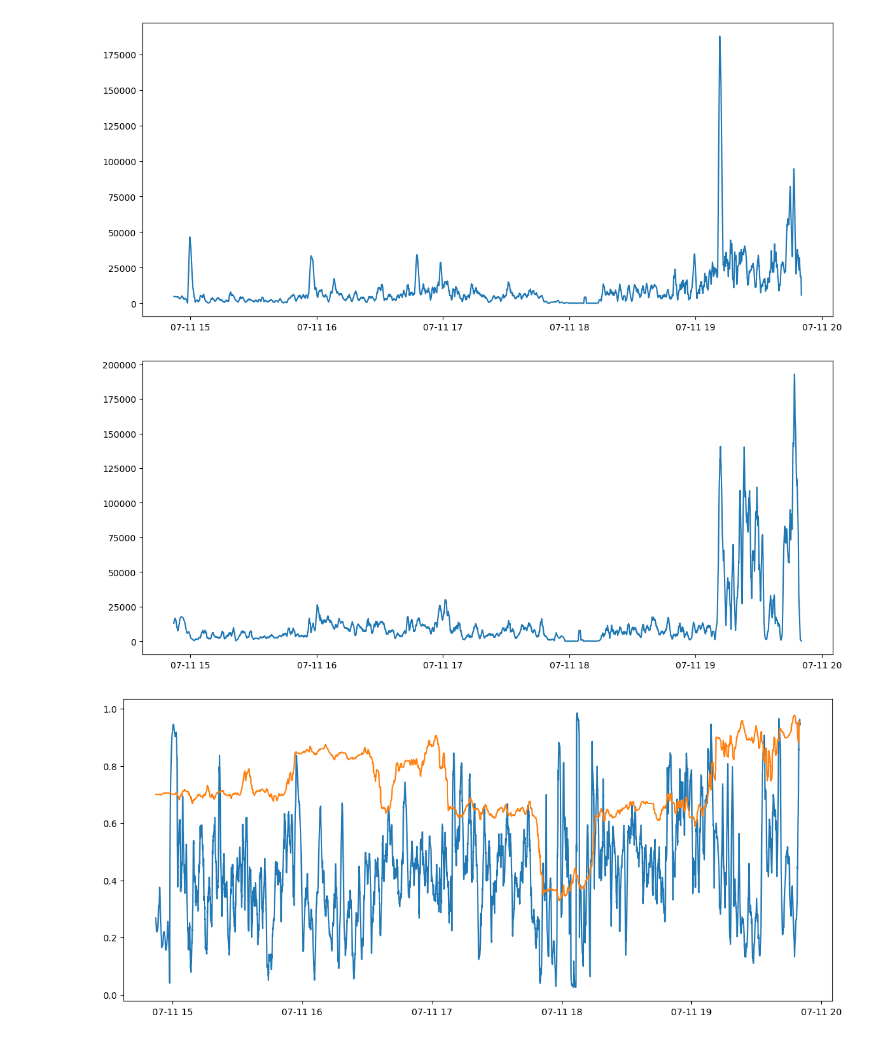
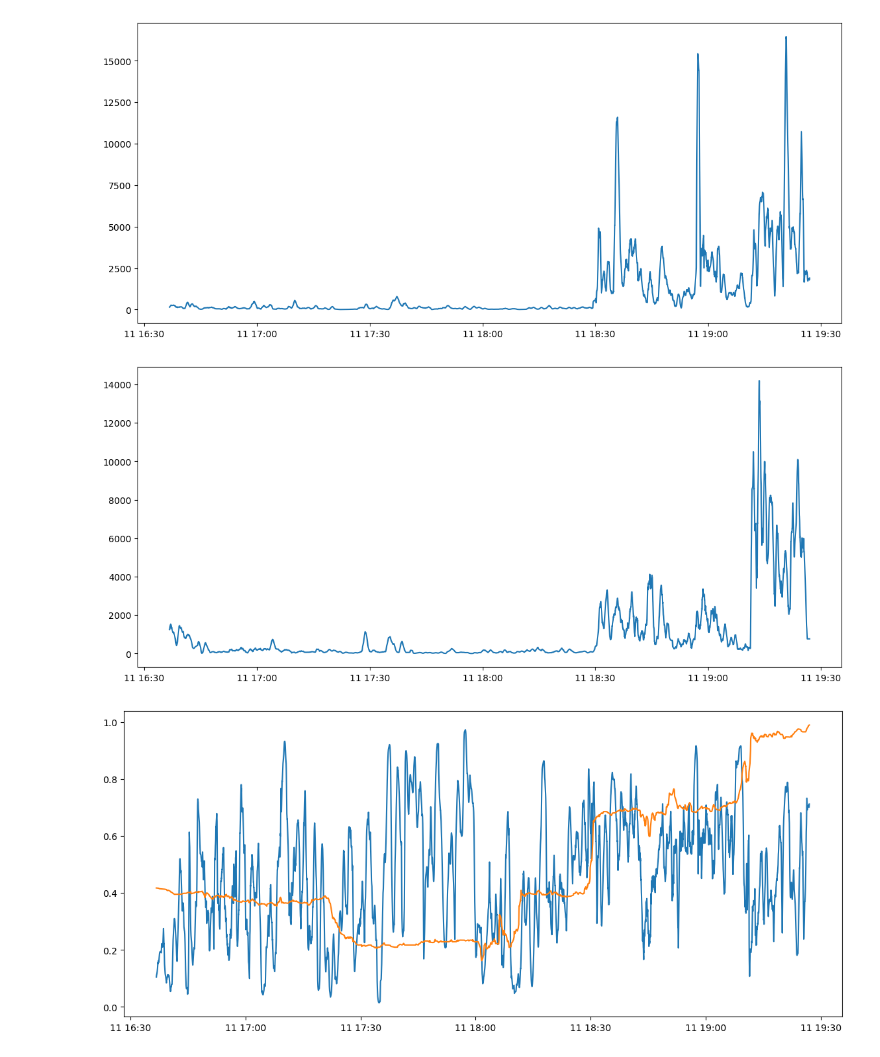
Before and after one commit to dyce135/Algorithmic_Tennis_Betting, a Jupyter notebook: preprocessing.ipynb, the cells around one changed output. Cells and saved outputs as stored; diff of their text form; code cells hidden in the pictures.

```diff
--- a/preprocessing.ipynb
+++ b/preprocessing.ipynb
@@ -31,12 +31,17 @@ yes
    0-0  0-1  1-0  1-1       2-0  0-2      2-1       1-2   V1   V2
 0  0.0  0.0  0.0  0.0  0.167949  0.0  0.66022  0.171831  0.0  0.0
 # %%
+file = '1.145385390.json'
 
-for line in open('1.145414064.json', 'r'):
+for line in open(file, 'r'):
     data_list.append(json.loads(line))
 
-runner_id = 2249834
-runner_id_2 = 2251410
+with open(file, 'r') as f:
+    top = f.readline()
+    top = json.loads(top)
+
+runner_id = top['mc'][0]['marketDefinition']['runners'][0]['id']
+runner_id_2 = top['mc'][0]['marketDefinition']['runners'][1]['id']
 market_datetime = parser.parse(data_list[-1]['mc'][0]['marketDefinition']['marketTime'])
 market_timestamp = datetime.timestamp(market_datetime) * 1000
 
@@ -92,6 +97,7 @@ def odds_avg(runner_1, runner_2):
 
     odds = np.zeros(np.shape(timestamps))
     df_timestamps = pd.Series(timestamps)
+
     df_datetime = pd.to_datetime(df_timestamps, unit='ms')
 
     df = pd.DataFrame({'runner 1': odds, '1 - runner 2': odds}, index=df_datetime)
@@ -105,7 +111,7 @@ def odds_avg(runner_1, runner_2):
     df.replace(0, np.nan, inplace=True)
     df.interpolate(method='time', limit_direction='both', inplace=True)
     df['avg'] = df.mean(axis=1)
-    df = df.resample('250ms').last()
+    df = df.resample('500ms').last()
     print(df)
     return df
 
@@ -180,8 +186,9 @@ def get_best_pricevol(runner_list, price, vol):
 
 def best_available_df(runner_list, start, end):
 
-    end_time = end + pd.Timedelta(90, 'sec')
+    end_time = end + pd.Timedelta(45, 'sec')
     df_datetime = pd.date_range(start, end_time, freq='100ms')
+    df_datetime = df_datetime.floor('100ms')
     dt_shape = np.zeros(df_datetime.shape)
 
     back_arr, lay_arr, back_vol_arr, lay_vol_arr = get_best_pricevol(runner_list, True, True)
@@ -200,13 +207,13 @@ def best_available_df(runner_list, start, end):
 
     df.replace(0, np.nan, inplace=True)
     df.interpolate(method='time', limit_direction='both', inplace=True)
-    print(df)
-    df_back = df['back'].resample('250ms').last().rolling('60S').mean().shift(int(- 60 / .25))
-    df_lay = df['lay'].resample('250ms').last().rolling('60S').mean().shift(int(- 60 / .25))
-    df_back_vol = df['back vol'].resample('250ms').mean().rolling('60S').mean().shift(int(- 60 / .25))
-    df_lay_vol = df['lay vol'].resample('250ms').mean().rolling('60S').mean().shift(int(- 60 / .25))
+
+    df_back = df['back'].resample('500ms').last().rolling('45S').mean().shift(int(- 30 / .5))
+    df_lay = df['lay'].resample('500ms').last().rolling('45S').mean().shift(int(- 30 / .5))
+    df_back_vol = df['back vol'].resample('500ms').mean().rolling('45S').mean().shift(int(- 45 / .5))
+    df_lay_vol = df['lay vol'].resample('500ms').mean().rolling('45S').mean().shift(int(- 45 / .5))
     df = pd.concat([df_back, df_lay, df_back_vol, df_lay_vol], axis=1)
-    print(df)
+
     df = df.loc[start:end]
     df['back-lay avg'] = df[['back', 'lay']].mean(axis=1)
     df['spread'] = df['back'] - df['lay']
@@ -214,6 +221,7 @@ def best_available_df(runner_list, start, end):
     df_pup = df['back vol'] / ( df['back vol'] + df['lay vol'] )
     df_pup.name = 'pup'
     df = pd.concat([df, df_pup], axis=1)
+    df.fillna(method='ffill', inplace=True)
 
     return df
 
@@ -405,4 +413,7 @@ plt.plot(df_runner_2[['lay vol']])
 plt.figure(figsize=(14,6))
 plt.plot(df_runner_2[['pup']])
 plt.plot(1 - df_odds['ltp odds'])
+df_total = pd.DataFrame({'lpt odds': df_odds['ltp odds'], 'r1 spread': df_runner_1['uncertainty'], 'r1 pup': df_runner_1['pup'], 'r2 spread': df_runner_2['uncertainty'], 'r2 pup': df_runner_2['pup']}, index=df_odds.index)
+print(df_total)
+df_total.to_csv('Data/1.csv')
 # %% [output]
@@ -410,3 +434,3 @@ plt.plot(1 - df_odds['ltp odds'])
-[figure, old version]
+[figure, new version]
-[figure, old version]
+[figure, new version]
-[figure, old version]
+[figure, new version]
```
Also changed, not shown: parts of 10 cells of this notebook, 3 other files.
